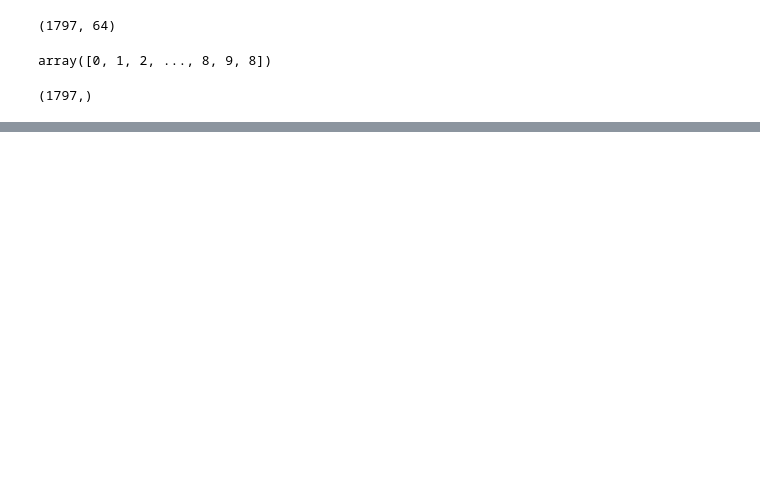
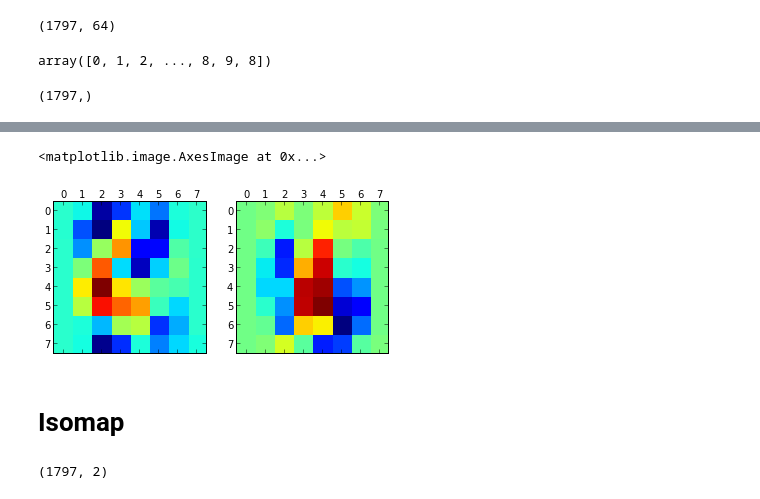
Before and after one commit to amueller/sklearn_tutorial, a Jupyter notebook: presentation.ipynb, the cells around one changed output, grey strips where cells are left out. Saved outputs shown, nothing was run; the diff lists cells and outputs as text; code cells hidden in the pictures; blank space fills up the shorter version.

```diff
--- a/presentation.ipynb
+++ b/presentation.ipynb
@@ -88,0 +143,10 @@ y.shape
+# %%
+fix, ax = plt.subplots(1, 2)
+ax[0].matshow(pca.components_[0, :].reshape(8, 8))
+ax[1].matshow(pca.components_[1, :].reshape(8, 8))
+# %% [output]
+<matplotlib.image.AxesImage at 0x...>
+[figure, added]
+# %% [markdown]
+Isomap
+======
@@ -88,0 +155,6 @@ y.shape
+# %%
+isomap = Isomap(n_neighbors=20)
+X_isomap = isomap.fit_transform(X)
+X_isomap.shape
+# %% [output]
+(1797, 2)
```
Also changed, not shown: parts of 37 cells of this notebook, 1 other file.
